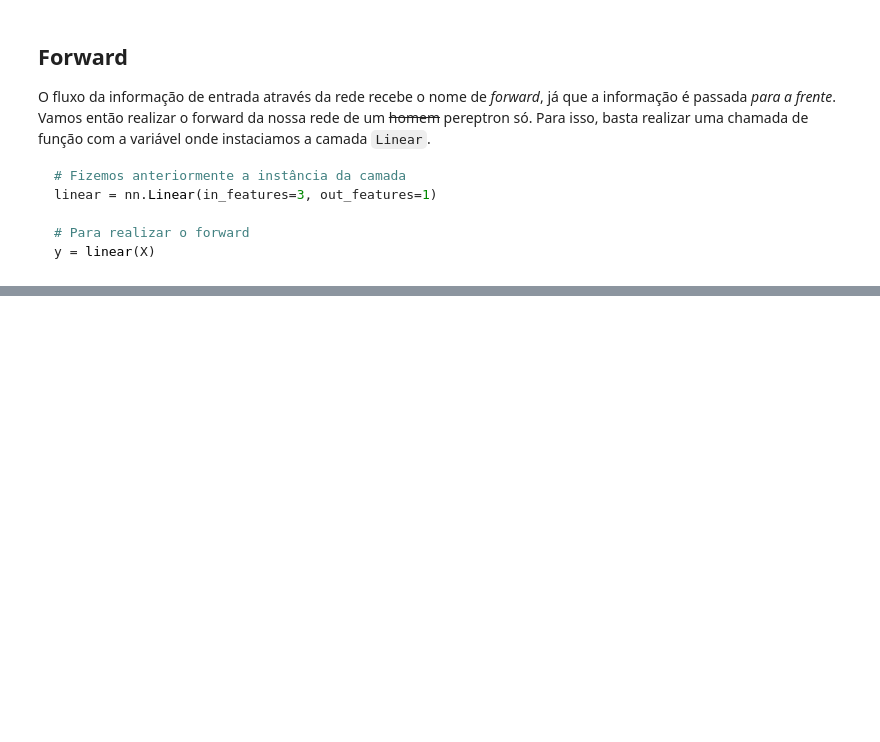
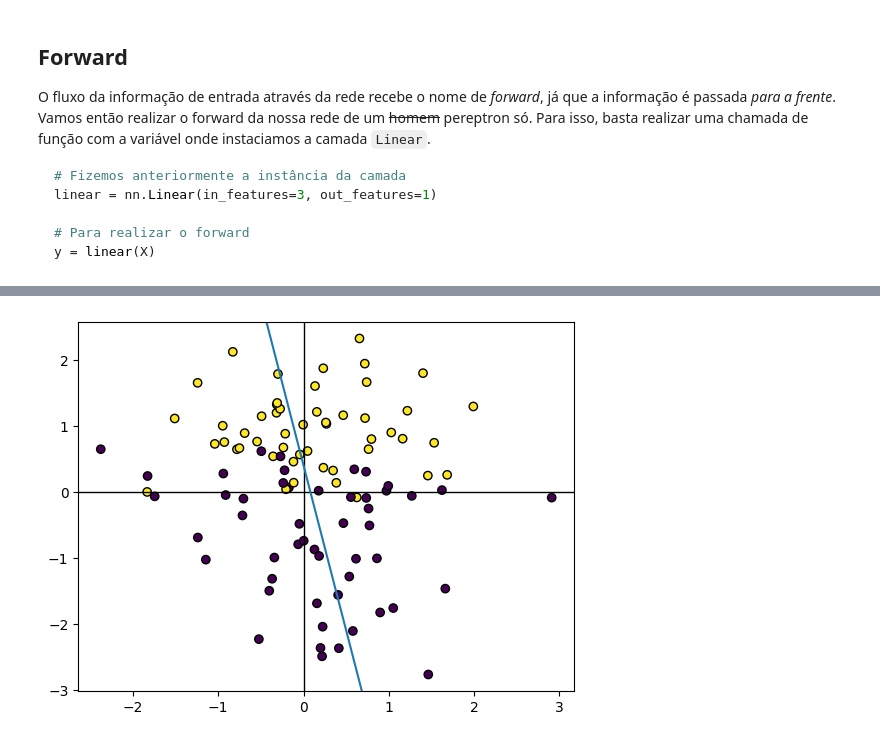
Before and after one commit to carlosvblessa/pln-deep-learning, a Jupyter notebook: 03-Perceptron-Camada-Linear.ipynb, the cells around one changed output, grey strips where cells are left out. Cells and saved outputs as stored; diff of their text form; code cells hidden in the pictures; blank space fills up the shorter version.

````diff
--- a/03-Perceptron-Camada-Linear.ipynb
+++ b/03-Perceptron-Camada-Linear.ipynb
@@ -20,0 +17,8 @@ Linear(in_features=3, out_features=1, bias=True)
+# %%
+# Ajusta a semente aleatoria para reproducibilidade dos pesos
+torch.manual_seed(42)
+
+# Instancia um perceptron com 3 entradas e 1 saida
+perceptron = nn.Linear(in_features=3, out_features=1)
+# Exibe a configuracao da camada criada
+print(perceptron)
@@ -90,12 +106,16 @@ linear = nn.Linear(in_features=3, out_features=1)
 y = linear(X)
 ```
 # %%
-X = torch.Tensor([0, 1, 2])
-y = perceptron(X)
+# Define um exemplo de entrada em 3 dimensoes
+x_point = torch.tensor([0., 1., 2.])
+# Calcula a saida do perceptron para o ponto informado
+y = perceptron(x_point)
 
+# Mostra o valor produzido pelo perceptron
 print(y)
 
+# Plota o plano e destaca o ponto avaliado
 plot3d(perceptron)
-plt.plot([X[0]], [X[1]], [X[2]], color='r', marker='^', markersize=20)
+plt.plot([x_point[0].item()], [x_point[1].item()], [x_point[2].item()], color='r', marker='^', markersize=20);
 # %% [output]
 tensor([0.7391], grad_fn=<ViewBackward0>)
@@ -103,0 +129,60 @@ tensor([0.7391], grad_fn=<ViewBackward0>)
+# %%
+from sklearn.datasets import make_classification
+
+# Gera o conjunto de dados bidimensional com a nova semente
+X, Y = make_classification(n_features=2, n_redundant=0, n_informative=1,
+                           n_clusters_per_class=1)
+
+def plotmodel(w1, w2, b):
+  # Desenha os pontos originais do dataset com as classes
+  plt.scatter(X[:, 0], X[:, 1], marker='o', c=Y,
+           edgecolor='k')
+
+  xmin, xmax = plt.gca().get_xlim()
+  ymin, ymax = plt.gca().get_ylim()
+
+  # Calcula os pontos necessarios para tracar a reta do modelo
+  x = np.linspace(-2, 4, 50)
+  y = (-w1*x -b)/w2
+
+  # Plota os eixos e a reta gerada pelo modelo linear
+  plt.axvline(0, -1, 1, color='k', linewidth=1)
+  plt.axhline(0, -2, 4, color='k', linewidth=1)
+  plt.plot(x, y, label='_nolegend_')
+
+  # Mantem os limites originais para facilitar comparacoes
+  plt.xlim(xmin, xmax)
+  plt.ylim(ymin, ymax)
+
+def classify(ponto, w1, w2, b):
+  # Calcula o valor da função linear para decidir a classe
+  ret = w1 * ponto[0] + w2 * ponto[1] + b
+
+  if ret >= 0:
+    return 1, 'yellow'
+  else:
+    return 0, 'blue'
+
+w1 = 5     # a
+w2 = 1     # b
+b  = -0.4  # c
+# w1 = 0    # a
+# w2 = 5     # b
+# b  = 0  # c
+
+plotmodel(w1, w2, b)
+
+# Avalia o modelo para um ponto especifico
+p = (-1, 1)
+print(w1 * p[0] + w2 * p[1] + b)
+
+# Mede a acurácia do modelo percorrendo todas as amostras
+acertos = 0
+for k in range(len(X)):
+  categ, _ = classify(X[k], w1, w2, b)
+  if categ == Y[k]:
+    acertos += 1
+
+
+print("Acurácia: {0}".format(100*acertos/len(X)))
+# %% [output]
@@ -103,0 +191 @@ tensor([0.7391], grad_fn=<ViewBackward0>)
+[figure, added]
````
Also changed, not shown: parts of 17 cells of this notebook, 6 other files.
